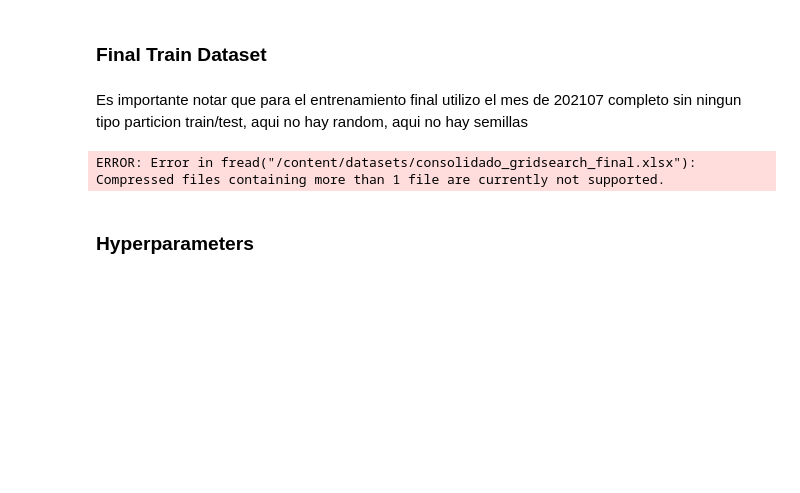
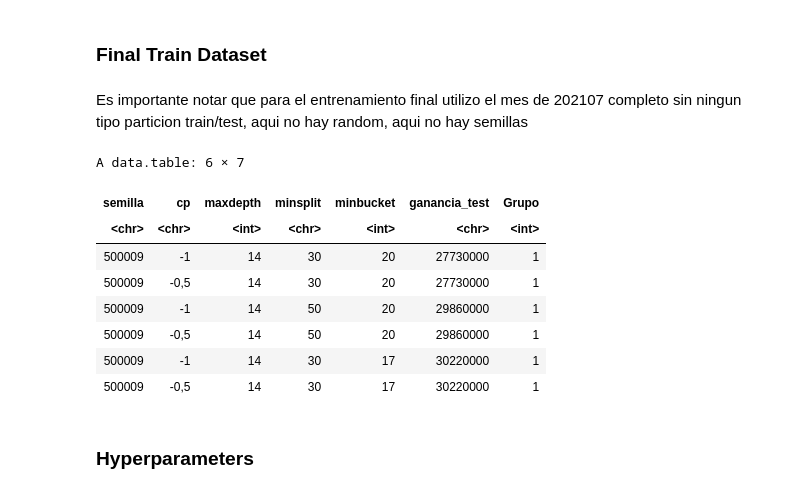
Before and after one commit to aimegiorlandoaustral-byte/labo2025v, a Jupyter notebook: src/rpart/102_FinalTrain_tarea3.ipynb, the cells around one changed output. Saved outputs shown, nothing was run; the diff lists cells and outputs as text; code cells hidden in the pictures; blank space fills up the shorter version.

```diff
--- a/src/rpart/102_FinalTrain_tarea3.ipynb
+++ b/src/rpart/102_FinalTrain_tarea3.ipynb
@@ -125,10 +119,21 @@ setwd( paste0("/content/buckets/b1/exp/", experimento ))
 Es importante notar que para el entrenamiento final utilizo el mes de 202107 completo sin ningun tipo particion  train/test, aqui no hay random, aqui no hay semillas
 # %%
 # lectura del dataset
-dataset <- fread("/content/datasets/consolidado_gridsearch_final.xlsx")
-dtrain_final <- dataset[foto_mes == 202107] # defino donde voy a entrenar
+dataset <- fread("/content/datasets/consolidado_gridsearch_final.csv")
+
+dtrain_final <- dataset # defino donde voy a entrenar
-# %% [output]
-ERROR: Error in fread("/content/datasets/consolidado_gridsearch_final.xlsx"): Compressed files containing more than 1 file are currently not supported.
+# %%
+head(dataset)
+# %% [output]
+A data.table: 6 × 7
+| semilla | cp | maxdepth | minsplit | minbucket | ganancia_test | Grupo |
+| <chr> | <chr> | <int> | <chr> | <int> | <chr> | <int> |
+| 500009 | -1 | 14 | 30 | 20 | 27730000 | 1 |
+| 500009 | -0,5 | 14 | 30 | 20 | 27730000 | 1 |
+| 500009 | -1 | 14 | 50 | 20 | 29860000 | 1 |
+| 500009 | -0,5 | 14 | 50 | 20 | 29860000 | 1 |
+| 500009 | -1 | 14 | 30 | 17 | 30220000 | 1 |
+| 500009 | -0,5 | 14 | 30 | 17 | 30220000 | 1 |
 # %% [markdown]
 ### Hyperparameters
 # %% [markdown]
```
Also changed, not shown: parts of 5 cells of this notebook.
